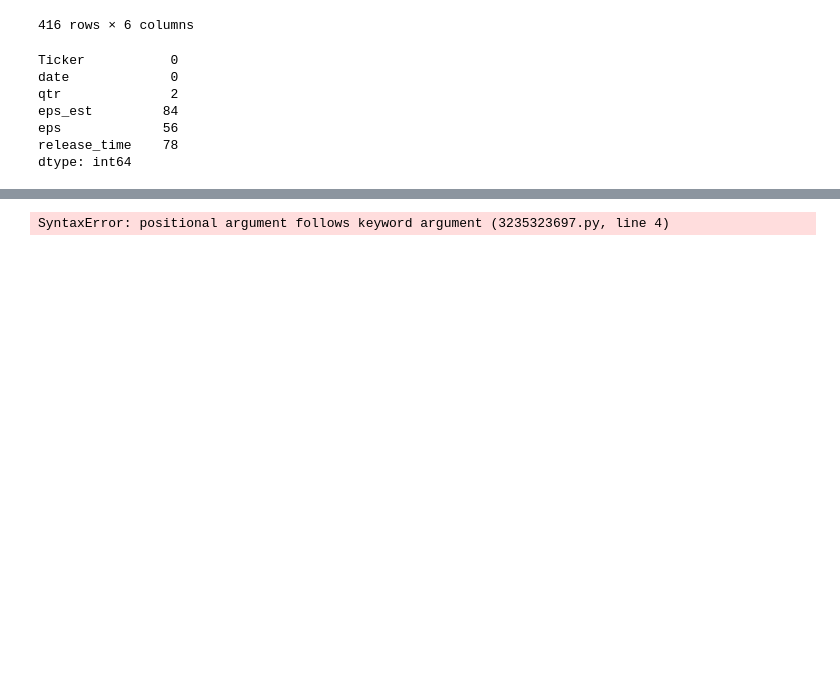
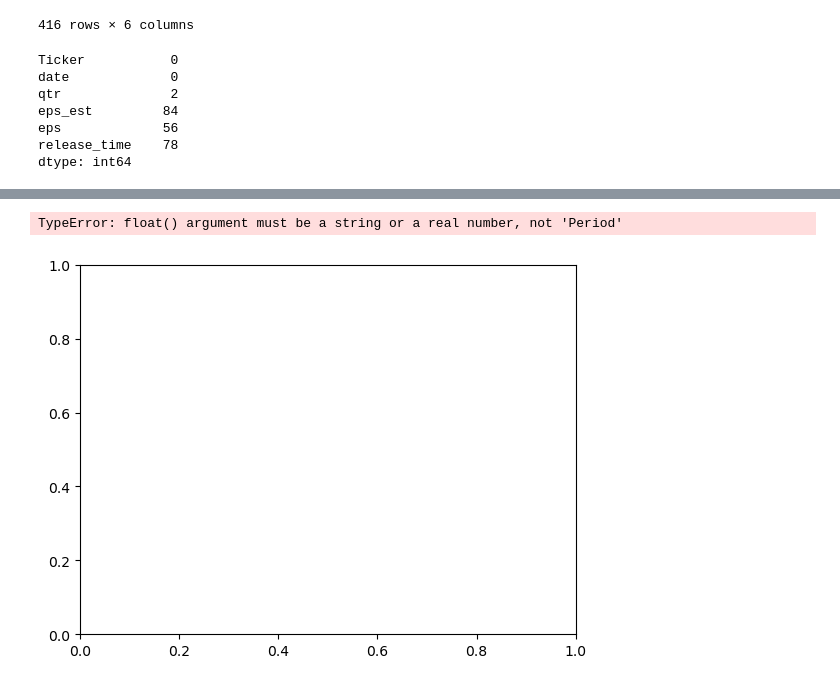
Before and after one commit to salvarenga25/StockMarket_Project, a Jupyter notebook: Stock_Analysis.ipynb, the cells around one changed output, grey strips where cells are left out. Drawn from its saved outputs; the diff is of its cells as text; code cells hidden in the pictures; blank space fills up the shorter version.

```diff
--- a/Stock_Analysis.ipynb
+++ b/Stock_Analysis.ipynb
@@ -192,7 +199,16 @@ ticker_clean_master.to_csv('AAPL_EPS.csv', encoding='utf-8')
 # %%
-appl_df = ticker_clean_master[ticker_clean_master['Ticker']=='AAPL']
-xvalues = appl_df['date']
-yvalues = appl_df['eps']
-apl_df.plot(kind="bar", xvalues, yvalues)
+#Average EPS per ticker on the 10 years
+ticker_eps_avg = pd.DataFrame(columns=['Ticker','Year','eps'])
+for ticker in ticker_list:
+    temp = ticker_avg_year[ticker_avg_year['Ticker'] == ticker]
+    xvalues = temp['Year']
+    yvalues = temp['eps']
+    plt.scatter(xvalues, yvalues, label = ticker)
+    #ticker_eps_avg = pd.concat([ticker_eps_avg, temp],ignore_index=True)
+temp = ticker_avg_year[ticker_avg_year['Ticker'] == 'AAPL']
+temp.plot(xlabel = 'year', ylabel='Earnings per Share' )
+# temp2 = ticker_avg_year[ticker_avg_year['Ticker'] == 'TSLA']
+# temp2.plot(xlabel='year')
 # %% [output]
-SyntaxError: positional argument follows keyword argument (3235323697.py, line 4)
+TypeError: float() argument must be a string or a real number, not 'Period'
+[figure, added]
```
Also changed, not shown: parts of 3 cells of this notebook, 1 other file.
